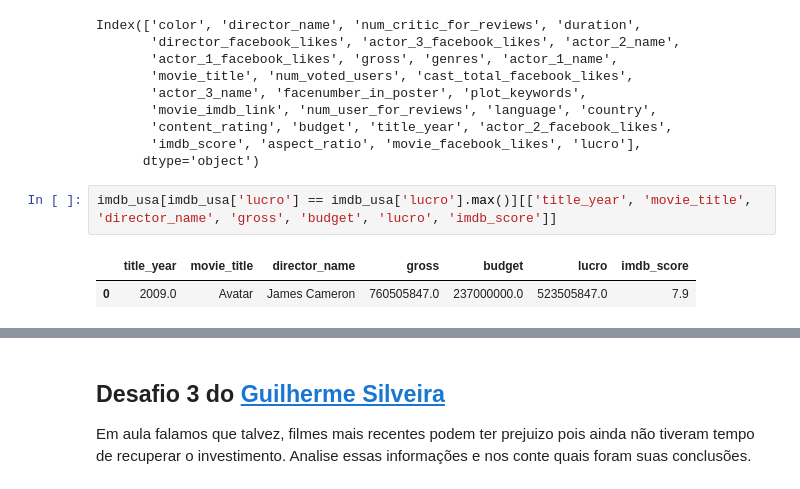
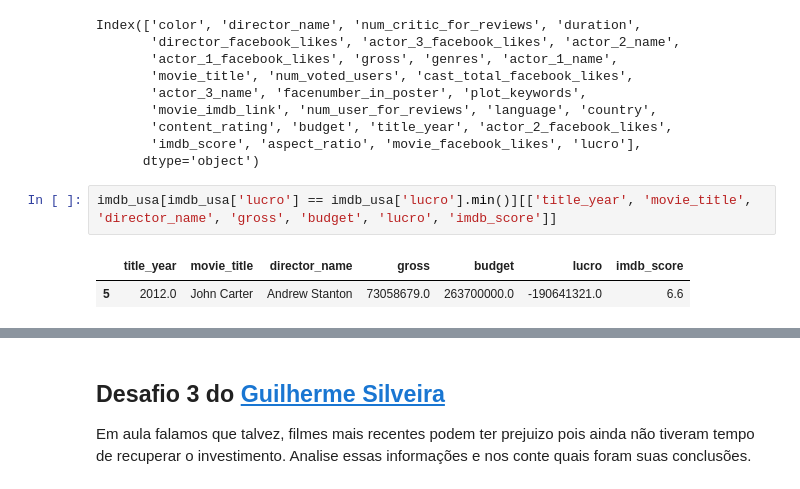
Before and after one commit to guilhermebap/Data-science-personal-study, a Jupyter notebook: QuarentenaDeDados/aula03.ipynb, the cells around one changed output, grey strips where cells are left out. Cells and saved outputs as stored; diff of their text form.

```diff
--- a/QuarentenaDeDados/aula03.ipynb
+++ b/QuarentenaDeDados/aula03.ipynb
@@ -166,7 +172,7 @@ Index(['color', 'director_name', 'num_critic_for_reviews', 'duration',
        'imdb_score', 'aspect_ratio', 'movie_facebook_likes', 'lucro'],
       dtype='object')
 # %%
-imdb_usa[imdb_usa['lucro'] == imdb_usa['lucro'].max()][['title_year', 'movie_title', 'director_name', 'gross', 'budget', 'lucro', 'imdb_score']]
+imdb_usa[imdb_usa['lucro'] == imdb_usa['lucro'].min()][['title_year', 'movie_title', 'director_name', 'gross', 'budget', 'lucro', 'imdb_score']]
 # %% [output]
 |  | title_year | movie_title | director_name | gross | budget | lucro | imdb_score |
-| 0 | 2009.0 | Avatar | James Cameron | 760505847.0 | 237000000.0 | 523505847.0 | 7.9 |
+| 5 | 2012.0 | John Carter | Andrew Stanton | 73058679.0 | 263700000.0 | -190641321.0 | 6.6 |
```
Also changed, not shown: parts of 2 cells of this notebook, 2 other files.
